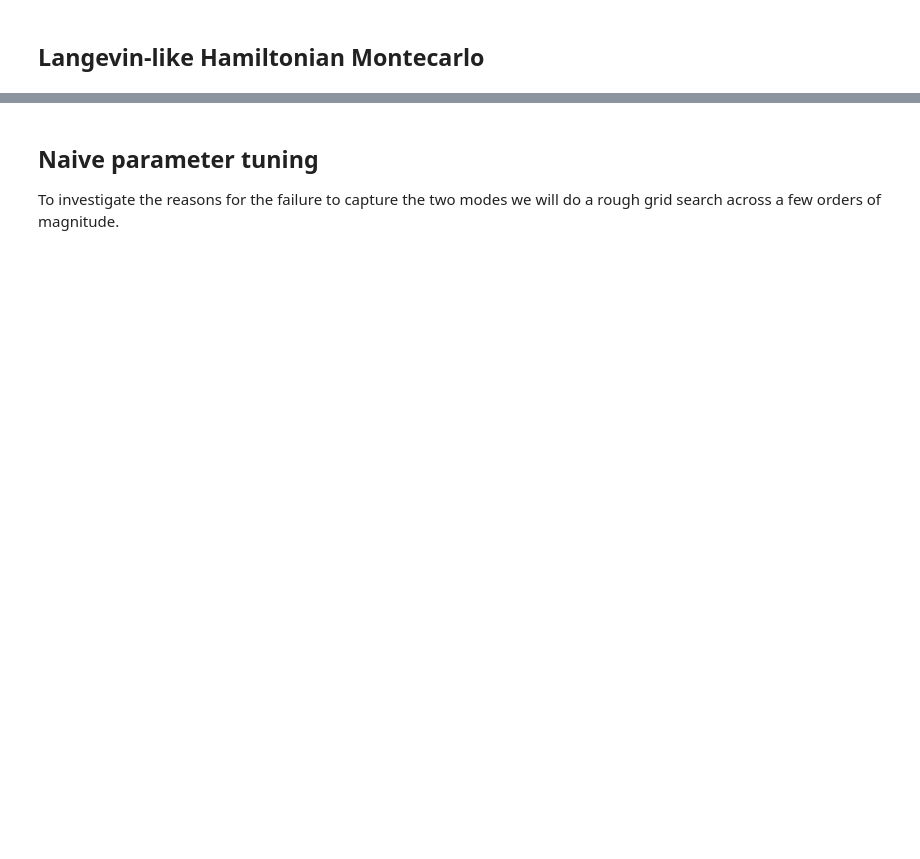
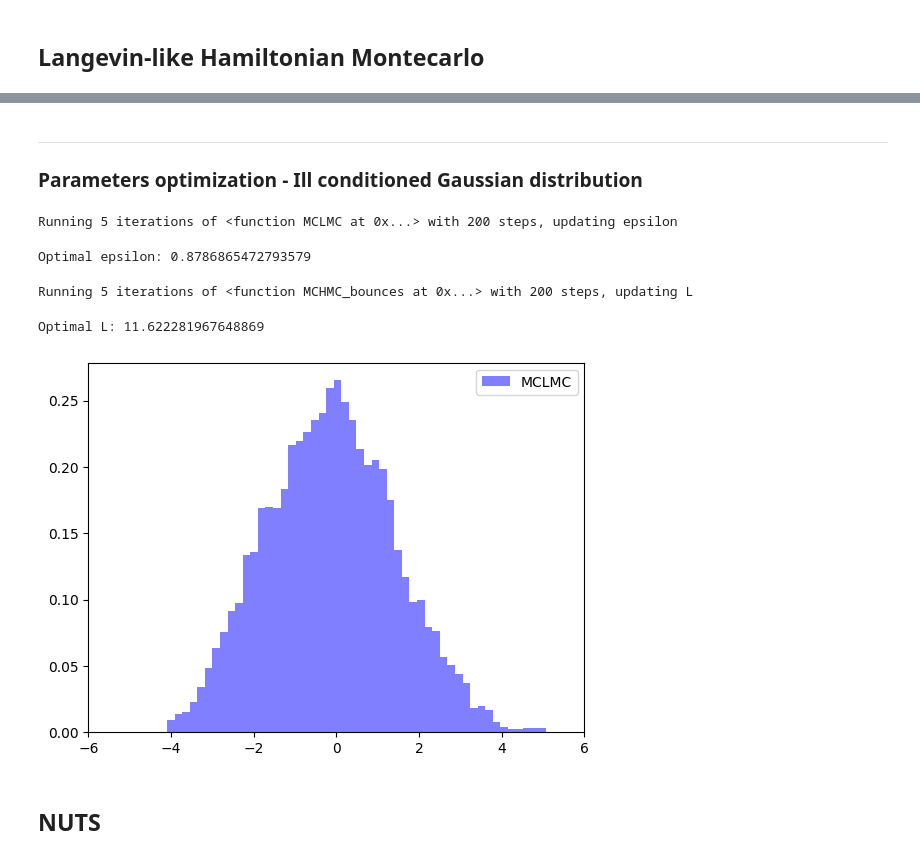
Before and after one commit to GiancarloSaran/MCHMC, a Jupyter notebook: main.ipynb, the cells around one changed output, grey strips where cells are left out. Saved outputs shown, nothing was run; the diff lists cells and outputs as text; code cells hidden in the pictures; blank space fills up the shorter version.

```diff
--- a/main.ipynb
+++ b/main.ipynb
@@ -237,0 +269,24 @@ plt.show()
+# %% [markdown]
+------------
+
+### Parameters optimization - Ill conditioned Gaussian distribution
+# %%
+# Optimizing epsilon
+N = 200
+d = 100
+
+eps_values, sigma_effs, _ = aut.tune_eps(d=d, N=N, L=torch.tensor(5), fn=funct.ill_cond_gaussian, algorithm=MCLMC.MCLMC, iterations=5, debug=False, cov=cov)
+sigma_eff = np.mean(sigma_effs)
+eps_opt = np.mean(eps_values)
+print(f'Optimal epsilon: {eps_opt}')
+# %% [output]
+Running 5 iterations of <function MCLMC at 0x...> with 200 steps, updating epsilon
+Optimal epsilon: 0.8786865472793579
+# %%
+# Optimizing L
+L_values = aut.tune_L(sigma_eff, eps_opt, d, N=N, fn=funct.ill_cond_gaussian, algorithm=MCHMC.MCHMC_bounces, iterations=5, cov=cov)
+L_opt = np.mean(L_values)
+print(f'Optimal L: {L_opt}')
+# %% [output]
+Running 5 iterations of <function MCHMC_bounces at 0x...> with 200 steps, updating L
+Optimal L: 11.622281967648869
@@ -238,4 +295,10 @@ plt.show()
+# %%
+X = X.to("cpu").detach().numpy()
+plt.hist(X[:,0], density=True, alpha=0.5, bins=50, color='blue', label='MCLMC')
+plt.xlim(-6,6)
+plt.legend()
+plt.show()
+# %% [output]
+[figure, added]
 # %% [markdown]
-## Naive parameter tuning
-
-To investigate the reasons for the failure to capture the two modes we will do a rough grid search across a few orders of magnitude.
+## NUTS
```
Also changed, not shown: parts of 27 cells of this notebook, 8 other files.
